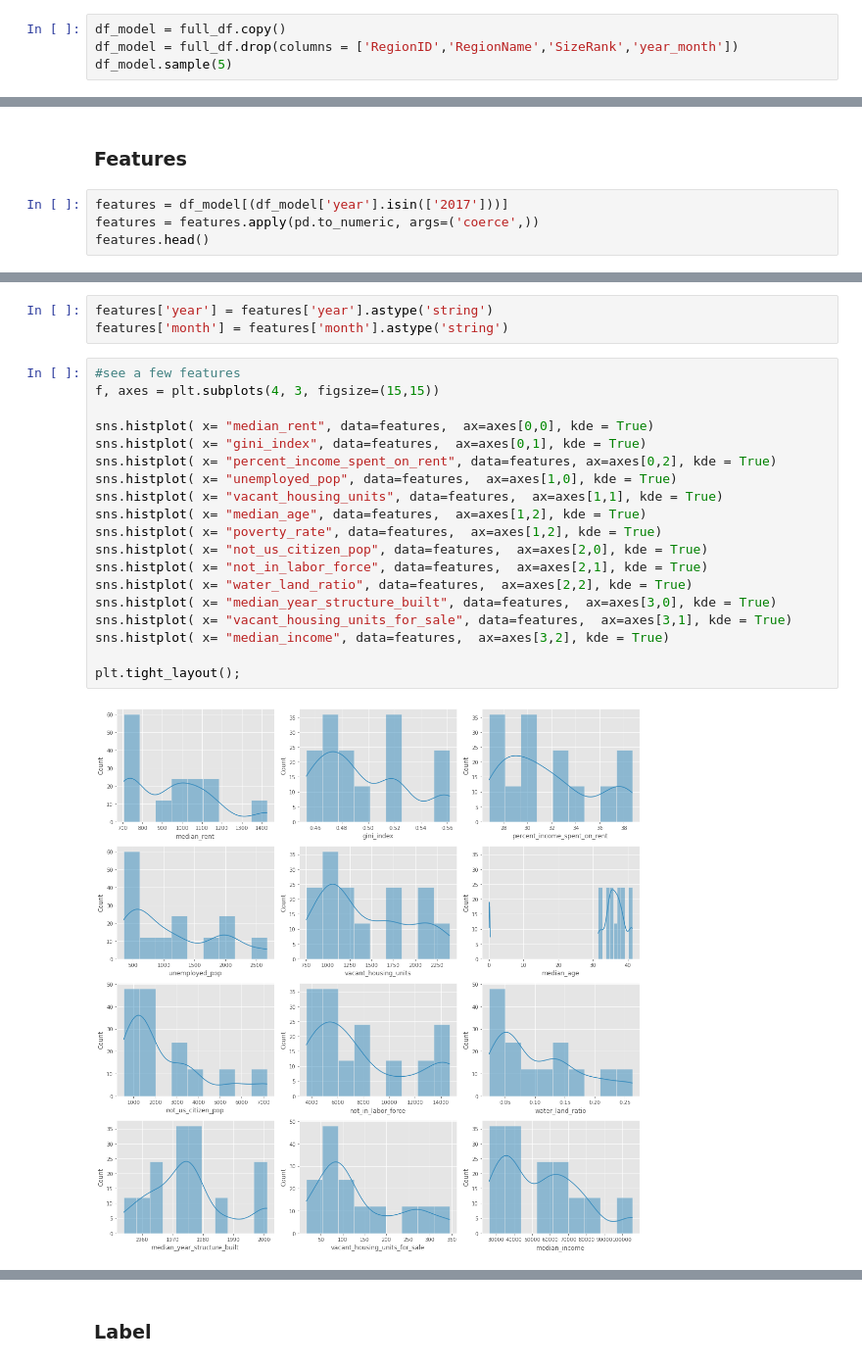
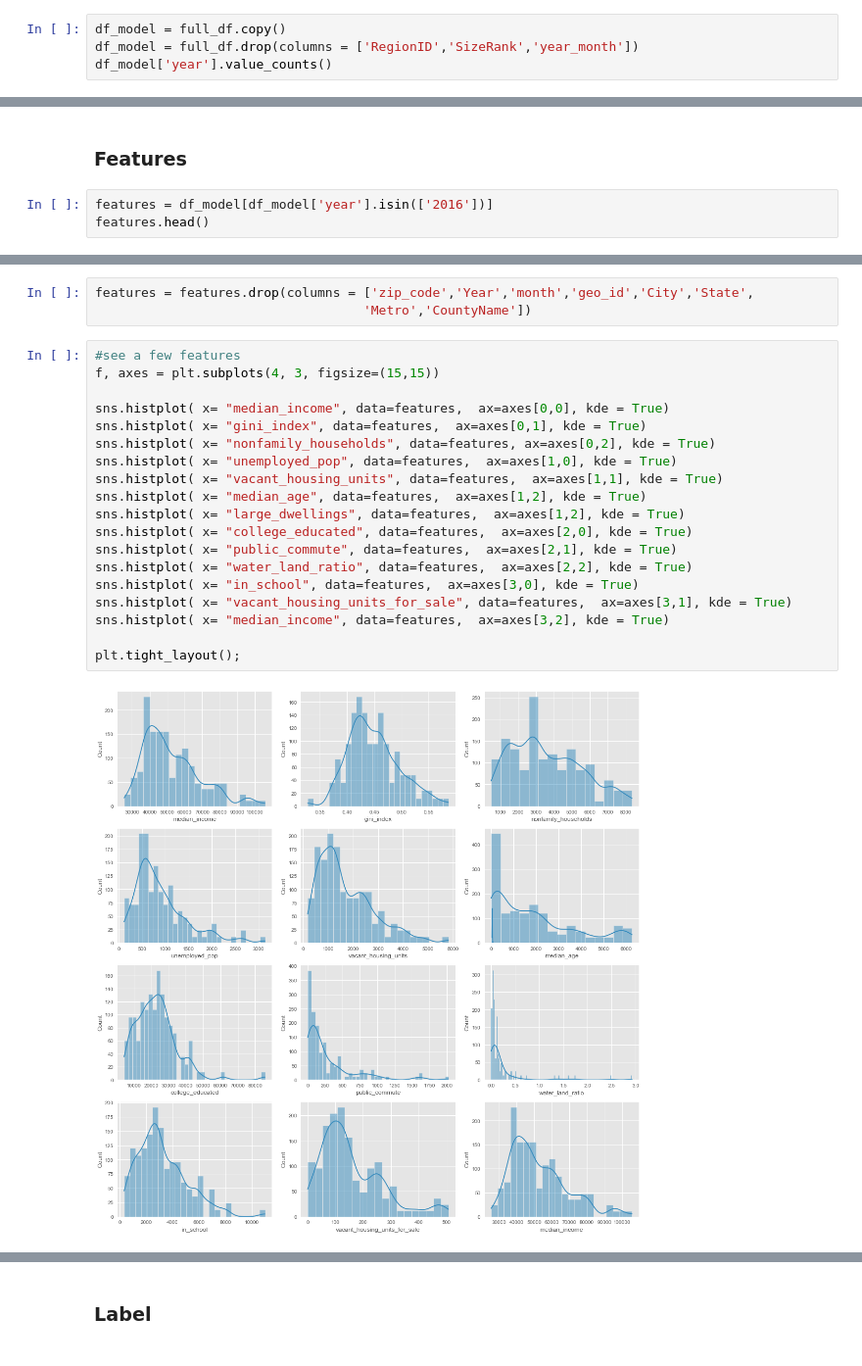
Before and after one commit to Yukti-K/7Park, a Jupyter notebook: Gabi/Tampa modeling residuals w grouped features.ipynb, the cells around one changed output, grey strips where cells are left out. Shown at 98% size. Saved outputs shown, nothing was run; the diff lists cells and outputs as text.

```diff
--- a/Gabi/Tampa modeling residuals w grouped features.ipynb
+++ b/Gabi/Tampa modeling residuals w grouped features.ipynb
@@ -521,6 +628,6 @@ full_df[full_df['associates_degree'].isnull()][:5] #there's a lot of missing dat
 The education features hold a high level of correlation (see the 2015 EDA and initial models file). In addition, manuy of these features have high number of missing values. It's reasonable to only keep less than highschool diploma because it 'binarizes' the population.
 # %%
 df_model = full_df.copy()
-df_model = full_df.drop(columns = ['RegionID','RegionName','SizeRank','year_month'])
-df_model.sample(5)
+df_model = full_df.drop(columns = ['RegionID','SizeRank','year_month'])
+df_model['year'].value_counts()
 # %% [output]
@@ -545,7 +643,6 @@ df_model.groupby(['year','month']).agg('count')[:7]
 # %% [markdown]
 ### Features
 # %%
-features = df_model[(df_model['year'].isin(['2017']))]
-features = features.apply(pd.to_numeric, args=('coerce',))
+features = df_model[df_model['year'].isin(['2016'])]
 features.head()
 # %% [output]
@@ -569,24 +666,24 @@ Series([], dtype: int64)
-# %%
-features['year'] = features['year'].astype('string')
-features['month'] = features['month'].astype('string')
+# %%
+features = features.drop(columns = ['zip_code','Year','month','geo_id','City','State',
+                                   'Metro','CountyName'])
 # %%
 #see a few features
 f, axes = plt.subplots(4, 3, figsize=(15,15))
 
-sns.histplot( x= "median_rent", data=features,  ax=axes[0,0], kde = True)
+sns.histplot( x= "median_income", data=features,  ax=axes[0,0], kde = True)
 sns.histplot( x= "gini_index", data=features,  ax=axes[0,1], kde = True)
-sns.histplot( x= "percent_income_spent_on_rent", data=features, ax=axes[0,2], kde = True)
+sns.histplot( x= "nonfamily_households", data=features, ax=axes[0,2], kde = True)
 sns.histplot( x= "unemployed_pop", data=features,  ax=axes[1,0], kde = True)
 sns.histplot( x= "vacant_housing_units", data=features,  ax=axes[1,1], kde = True)
 sns.histplot( x= "median_age", data=features,  ax=axes[1,2], kde = True)
-sns.histplot( x= "poverty_rate", data=features,  ax=axes[1,2], kde = True)
-sns.histplot( x= "not_us_citizen_pop", data=features,  ax=axes[2,0], kde = True)
-sns.histplot( x= "not_in_labor_force", data=features,  ax=axes[2,1], kde = True)
+sns.histplot( x= "large_dwellings", data=features,  ax=axes[1,2], kde = True)
+sns.histplot( x= "college_educated", data=features,  ax=axes[2,0], kde = True)
+sns.histplot( x= "public_commute", data=features,  ax=axes[2,1], kde = True)
 sns.histplot( x= "water_land_ratio", data=features,  ax=axes[2,2], kde = True)
-sns.histplot( x= "median_year_structure_built", data=features,  ax=axes[3,0], kde = True)
+sns.histplot( x= "in_school", data=features,  ax=axes[3,0], kde = True)
 sns.histplot( x= "vacant_housing_units_for_sale", data=features,  ax=axes[3,1], kde = True)
 sns.histplot( x= "median_income", data=features,  ax=axes[3,2], kde = True)
 
 plt.tight_layout();
 # %% [output]
-[figure, old version]
+[figure, new version]
```
Also changed, not shown: parts of 84 cells of this notebook.
